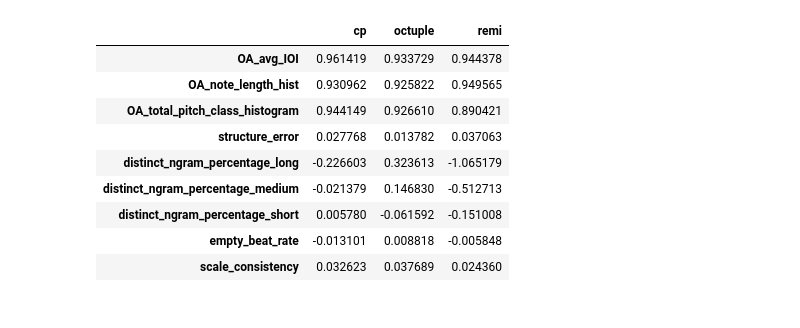
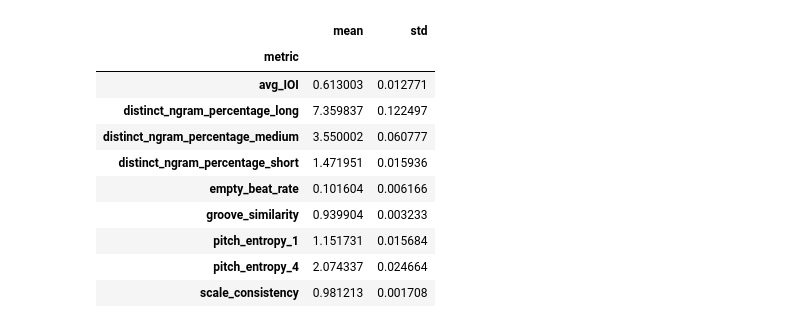
Before and after one commit to frothywater/melody-pretrain, a Jupyter notebook: evaluation.ipynb, the cells around one changed output. Cells and saved outputs as stored; diff of their text form; code cells hidden in the pictures.

```diff
--- a/evaluation.ipynb
+++ b/evaluation.ipynb
@@ -10,3 +7,25 @@ def get_pivot(df: pd.DataFrame):
+# %%
+data = pd.read_csv("experiment/final/result/clm_metric.csv")
+
+test_data = data.loc[data.group == "test", ["metric", "value"]]
+absolute_data = data[(data.kind == "mean") & (data.group != "test")].drop(columns=["kind"]).copy()
+relative_data = data[data.kind == "oa"].drop(columns=["kind"])
+error_data = data[data.kind == "error"].drop(columns=["kind"])
+
+groupby = absolute_data.groupby("metric").value
+pd.DataFrame({"mean": groupby.mean(), "std": groupby.std()})
+# %% [output]
+|  | mean | std |
+| metric |  |  |
+| avg_IOI | 0.613003 | 0.012771 |
+| distinct_ngram_percentage_long | 7.359837 | 0.122497 |
+| distinct_ngram_percentage_medium | 3.550002 | 0.060777 |
+| distinct_ngram_percentage_short | 1.471951 | 0.015936 |
+| empty_beat_rate | 0.101604 | 0.006166 |
+| groove_similarity | 0.939904 | 0.003233 |
+| pitch_entropy_1 | 1.151731 | 0.015684 |
+| pitch_entropy_4 | 2.074337 | 0.024664 |
+| scale_consistency | 0.981213 | 0.001708 |
 # %%
 def show_table(csv_path: str):
     data = pd.read_csv(csv_path)
@@ -28,13 +44,0 @@ def show_table(csv_path: str):
-# %%
-show_table("experiment/ablation_repr/result/metric_early.csv")
-# %% [output]
-|  | cp | octuple | remi |
-| OA_avg_IOI | 0.961419 | 0.933729 | 0.944378 |
-| OA_note_length_hist | 0.930962 | 0.925822 | 0.949565 |
-| OA_total_pitch_class_histogram | 0.944149 | 0.926610 | 0.890421 |
-| structure_error | 0.027768 | 0.013782 | 0.037063 |
-| distinct_ngram_percentage_long | -0.226603 | 0.323613 | -1.065179 |
-| distinct_ngram_percentage_medium | -0.021379 | 0.146830 | -0.512713 |
-| distinct_ngram_percentage_short | 0.005780 | -0.061592 | -0.151008 |
-| empty_beat_rate | -0.013101 | 0.008818 | -0.005848 |
-| scale_consistency | 0.032623 | 0.037689 | 0.024360 |
```
Also changed, not shown: parts of 9 cells of this notebook, 2 other files.
